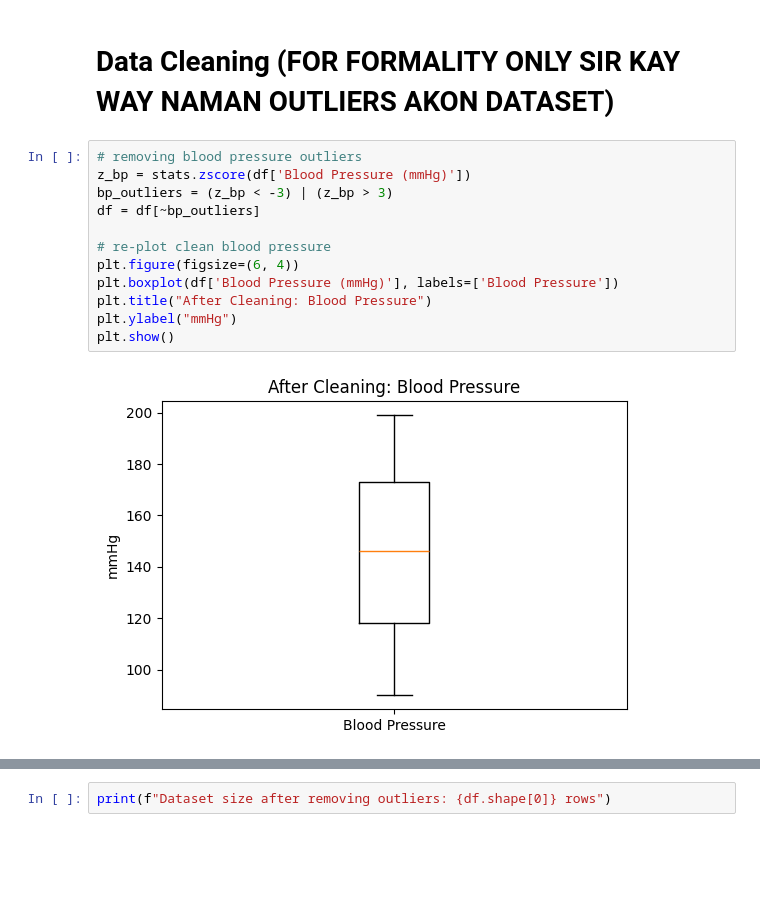
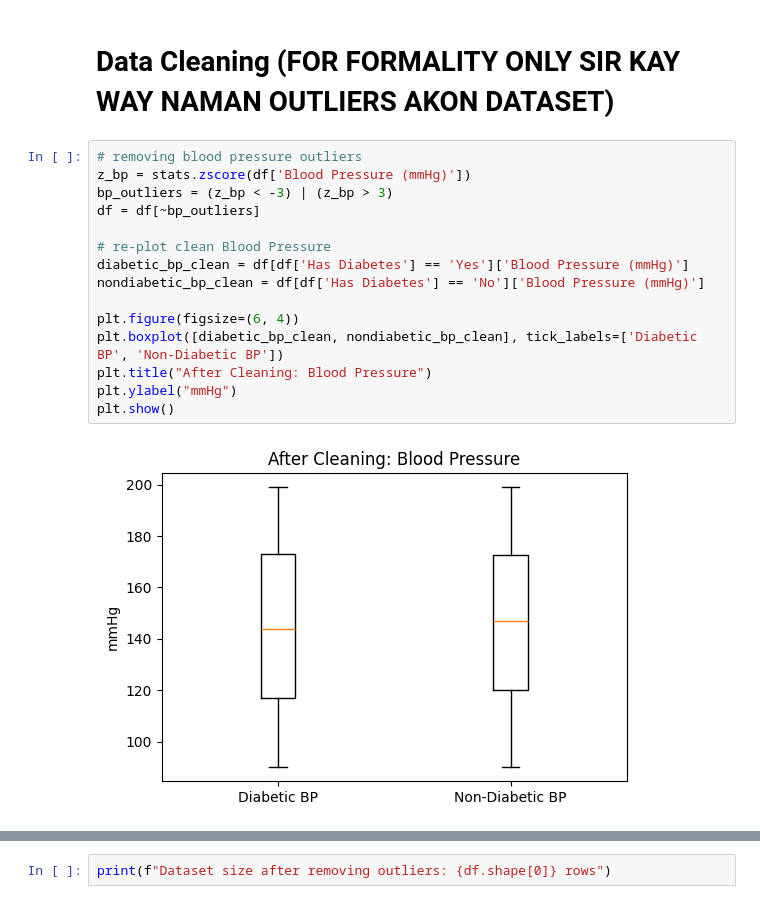
Before and after one commit to Zek3zra/Amelo--Statistics--T09, a Jupyter notebook: EndtermExam.ipynb, the cells around one changed output, grey strips where cells are left out. Cells and saved outputs as stored; diff of their text form; blank space fills up the shorter version.

```diff
--- a/EndtermExam.ipynb
+++ b/EndtermExam.ipynb
@@ -89,14 +89,17 @@ plt.show()
 # %%
 # removing blood pressure outliers
 z_bp = stats.zscore(df['Blood Pressure (mmHg)'])
 bp_outliers = (z_bp < -3) | (z_bp > 3)
 df = df[~bp_outliers]
 
-# re-plot clean blood pressure
+# re-plot clean Blood Pressure
+diabetic_bp_clean = df[df['Has Diabetes'] == 'Yes']['Blood Pressure (mmHg)']
+nondiabetic_bp_clean = df[df['Has Diabetes'] == 'No']['Blood Pressure (mmHg)']
+
 plt.figure(figsize=(6, 4))
-plt.boxplot(df['Blood Pressure (mmHg)'], labels=['Blood Pressure'])
+plt.boxplot([diabetic_bp_clean, nondiabetic_bp_clean], tick_labels=['Diabetic BP', 'Non-Diabetic BP'])
 plt.title("After Cleaning: Blood Pressure")
 plt.ylabel("mmHg")
 plt.show()
 # %% [output]
-[figure, old version]
+[figure, new version]
```
Also changed, not shown: parts of 12 cells of this notebook.
